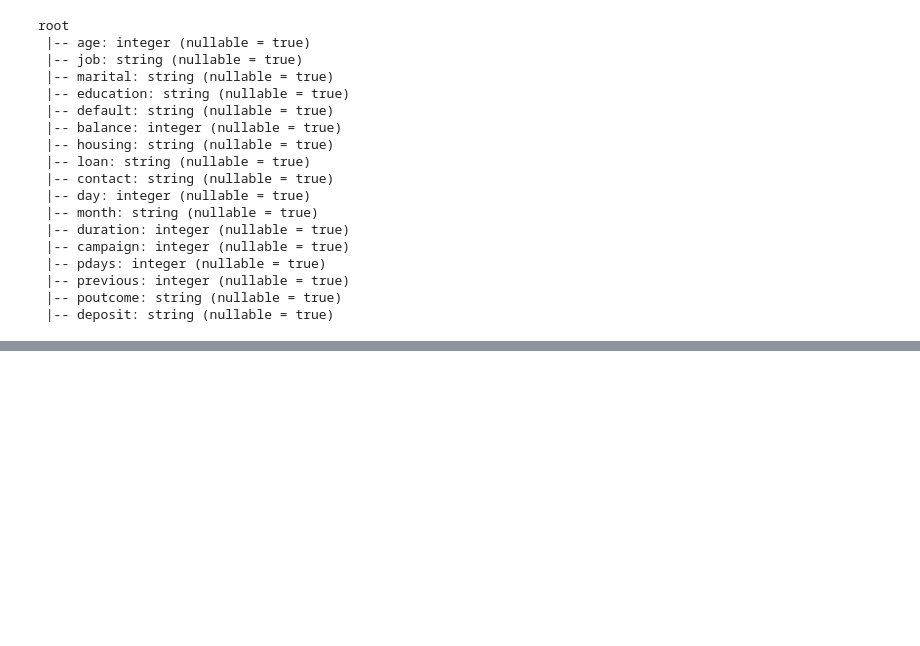
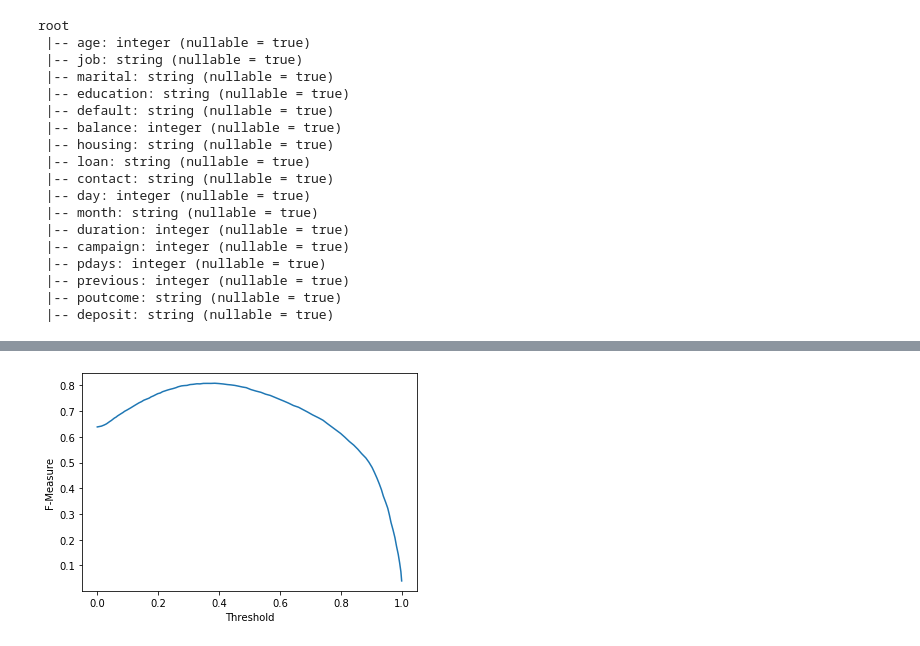
Before and after one commit to prasannabiswas-iitb/Term-Deposit-Subscription-Prediction-via-PySpark, a Jupyter notebook: Prediction.ipynb, the cells around one changed output, grey strips where cells are left out. Saved outputs shown, nothing was run; the diff lists cells and outputs as text; code cells hidden in the pictures; blank space fills up the shorter version.

```diff
--- a/Prediction.ipynb
+++ b/Prediction.ipynb
@@ -183,0 +212,8 @@ only showing top 10 rows
+# %%
+f = trainingSummary.fMeasureByThreshold.toPandas()
+plt.plot(f['threshold'],f['F-Measure'])
+plt.ylabel('F-Measure')
+plt.xlabel('Threshold')
+plt.show()
+# %% [output]
+[figure, added]
```
Also changed, not shown: parts of 27 cells of this notebook.
